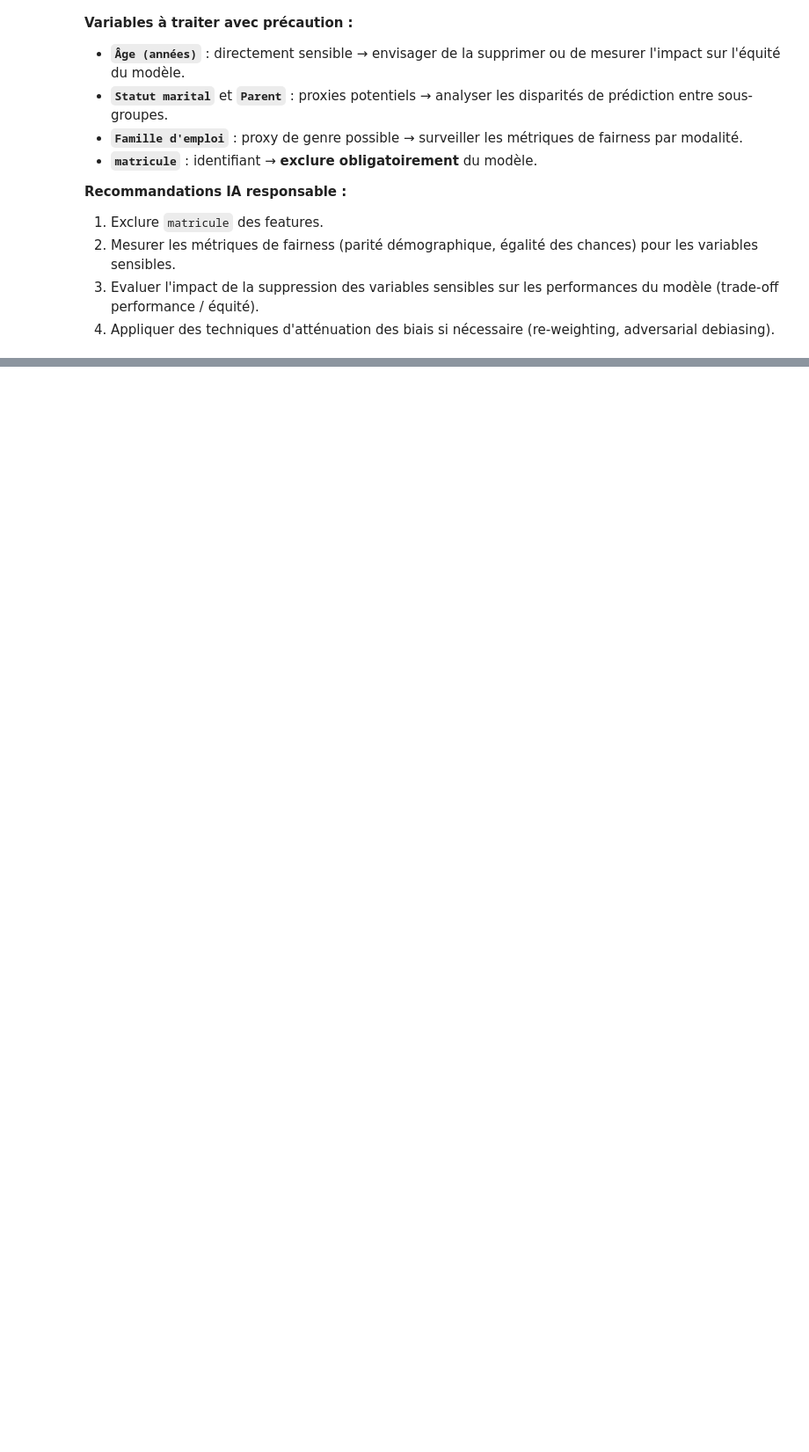
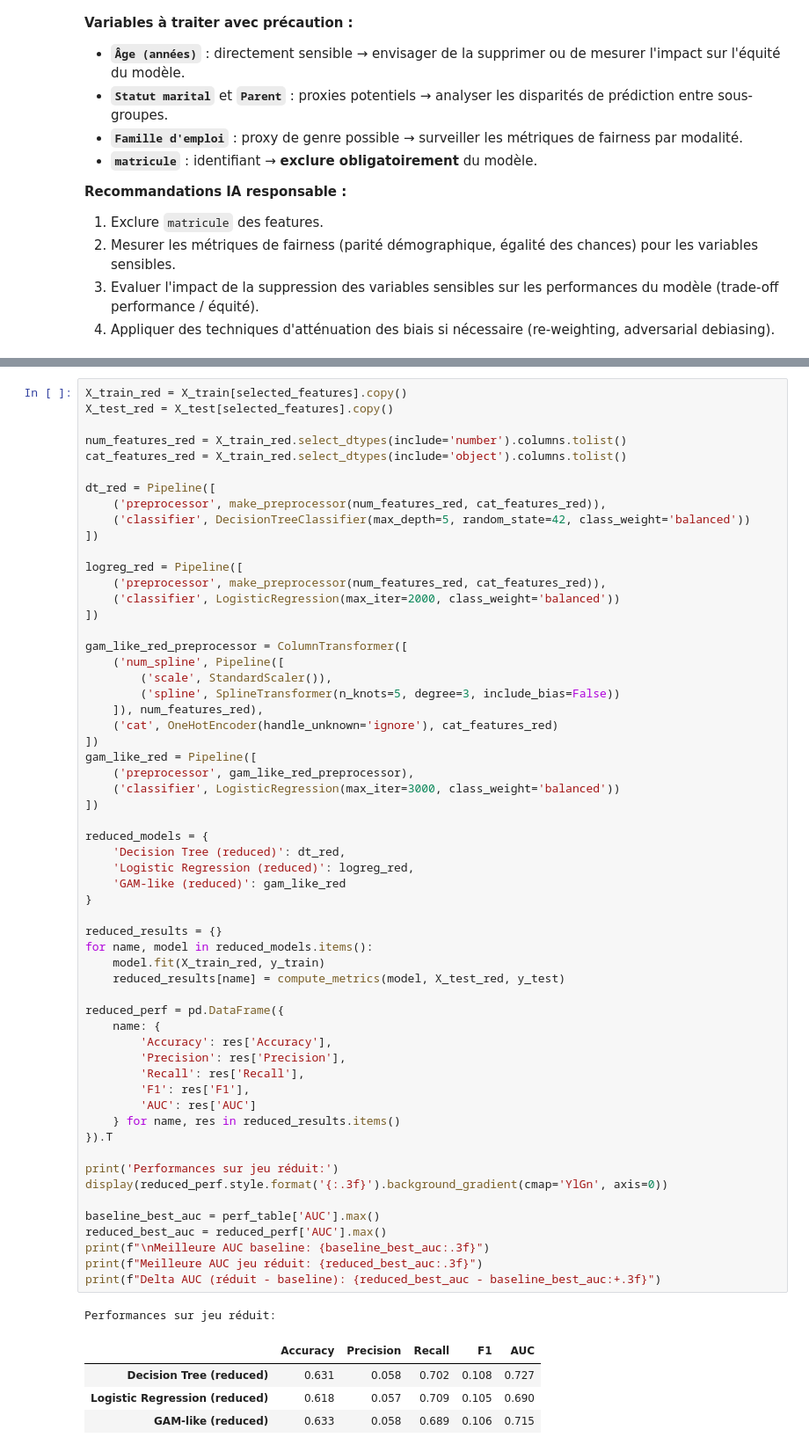
Before and after one commit to colinfrisch/rexia, a Jupyter notebook: projet/REXIA_Partie1_Donnees_Tabulaires.ipynb, the cells around one changed output, grey strips where cells are left out. Shown at 88% size. Saved outputs shown, nothing was run; the diff lists cells and outputs as text; blank space fills up the shorter version.

```diff
--- a/projet/REXIA_Partie1_Donnees_Tabulaires.ipynb
+++ b/projet/REXIA_Partie1_Donnees_Tabulaires.ipynb
@@ -568,0 +722,64 @@ plt.show()
+# %%
+X_train_red = X_train[selected_features].copy()
+X_test_red = X_test[selected_features].copy()
+
+num_features_red = X_train_red.select_dtypes(include='number').columns.tolist()
+cat_features_red = X_train_red.select_dtypes(include='object').columns.tolist()
+
+dt_red = Pipeline([
+    ('preprocessor', make_preprocessor(num_features_red, cat_features_red)),
+    ('classifier', DecisionTreeClassifier(max_depth=5, random_state=42, class_weight='balanced'))
+])
+
+logreg_red = Pipeline([
+    ('preprocessor', make_preprocessor(num_features_red, cat_features_red)),
+    ('classifier', LogisticRegression(max_iter=2000, class_weight='balanced'))
+])
+
+gam_like_red_preprocessor = ColumnTransformer([
+    ('num_spline', Pipeline([
+        ('scale', StandardScaler()),
+        ('spline', SplineTransformer(n_knots=5, degree=3, include_bias=False))
+    ]), num_features_red),
+    ('cat', OneHotEncoder(handle_unknown='ignore'), cat_features_red)
+])
+gam_like_red = Pipeline([
+    ('preprocessor', gam_like_red_preprocessor),
+    ('classifier', LogisticRegression(max_iter=3000, class_weight='balanced'))
+])
+
+reduced_models = {
+    'Decision Tree (reduced)': dt_red,
+    'Logistic Regression (reduced)': logreg_red,
+    'GAM-like (reduced)': gam_like_red
+}
+
+reduced_results = {}
+for name, model in reduced_models.items():
+    model.fit(X_train_red, y_train)
+    reduced_results[name] = compute_metrics(model, X_test_red, y_test)
+
+reduced_perf = pd.DataFrame({
+    name: {
+        'Accuracy': res['Accuracy'],
+        'Precision': res['Precision'],
+        'Recall': res['Recall'],
+        'F1': res['F1'],
+        'AUC': res['AUC']
+    } for name, res in reduced_results.items()
+}).T
+
+print('Performances sur jeu réduit:')
+display(reduced_perf.style.format('{:.3f}').background_gradient(cmap='YlGn', axis=0))
+
+baseline_best_auc = perf_table['AUC'].max()
+reduced_best_auc = reduced_perf['AUC'].max()
+print(f"\nMeilleure AUC baseline: {baseline_best_auc:.3f}")
+print(f"Meilleure AUC jeu réduit: {reduced_best_auc:.3f}")
+print(f"Delta AUC (réduit - baseline): {reduced_best_auc - baseline_best_auc:+.3f}")
+# %% [output]
+Performances sur jeu réduit:
+|  | Accuracy | Precision | Recall | F1 | AUC |
+| Decision Tree (reduced) | 0.631 | 0.058 | 0.702 | 0.108 | 0.727 |
+| Logistic Regression (reduced) | 0.618 | 0.057 | 0.709 | 0.105 | 0.690 |
+| GAM-like (reduced) | 0.633 | 0.058 | 0.689 | 0.106 | 0.715 |
```
Also changed, not shown: parts of 10 cells of this notebook.
